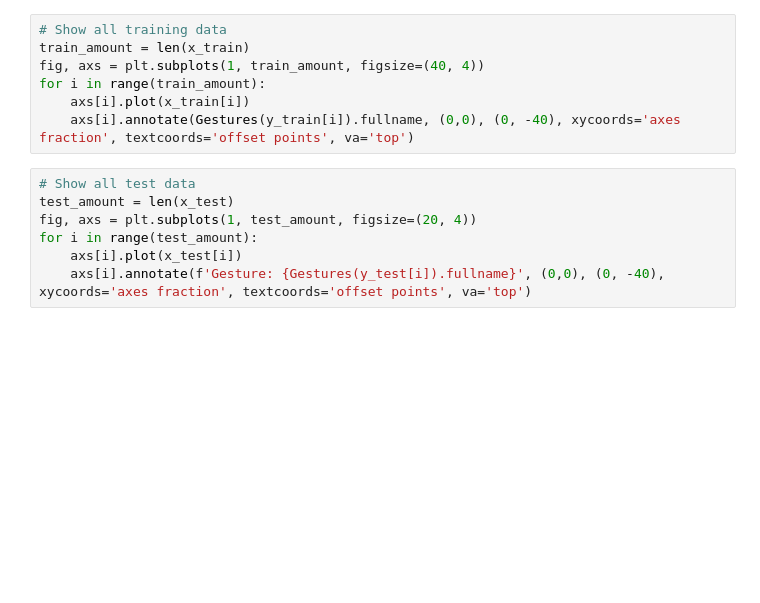
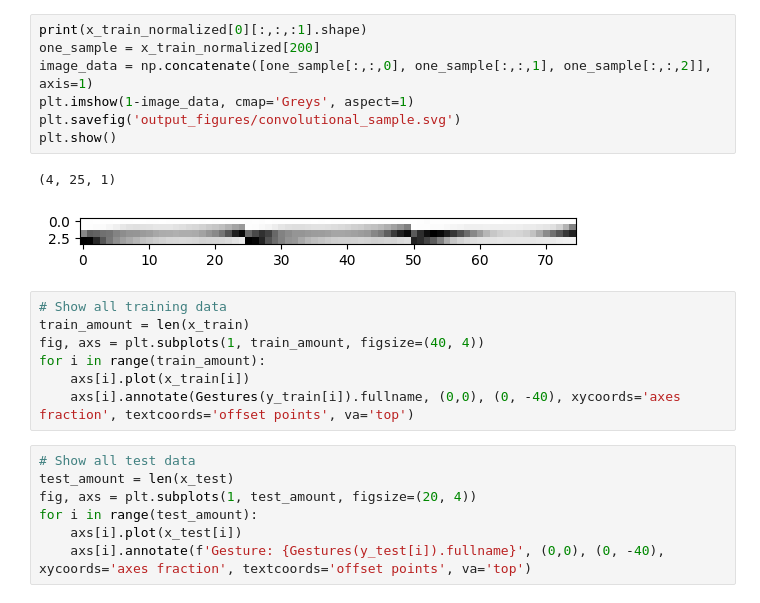
Before and after one commit to SemvandenBroek/CSE3000-gestures, a Jupyter notebook: ml-dev/test_data.ipynb, the cells around one changed output. Drawn from its saved outputs; the diff is of its cells as text; blank space fills up the shorter version.

```diff
--- a/ml-dev/test_data.ipynb
+++ b/ml-dev/test_data.ipynb
@@ -242,3 +410,13 @@ print(x_test_normalized.shape)
+# %%
+print(x_train_normalized[0][:,:,:1].shape)
+one_sample = x_train_normalized[200]
+image_data = np.concatenate([one_sample[:,:,0], one_sample[:,:,1], one_sample[:,:,2]], axis=1)
+plt.imshow(1-image_data, cmap='Greys', aspect=1)
+plt.savefig('output_figures/convolutional_sample.svg')
+plt.show()
+# %% [output]
+(4, 25, 1)
+[figure, added]
 # %%
 # Show all training data
 train_amount = len(x_train)
```
Also changed, not shown: parts of 41 cells of this notebook.
